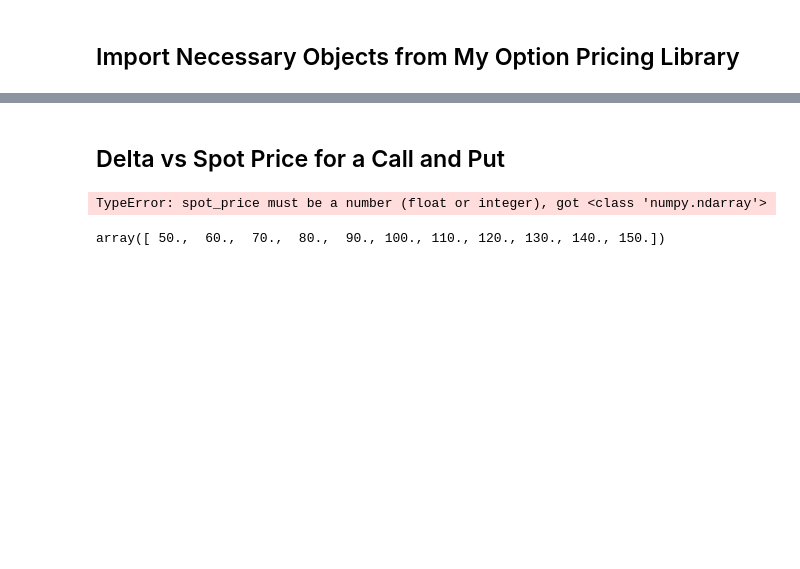
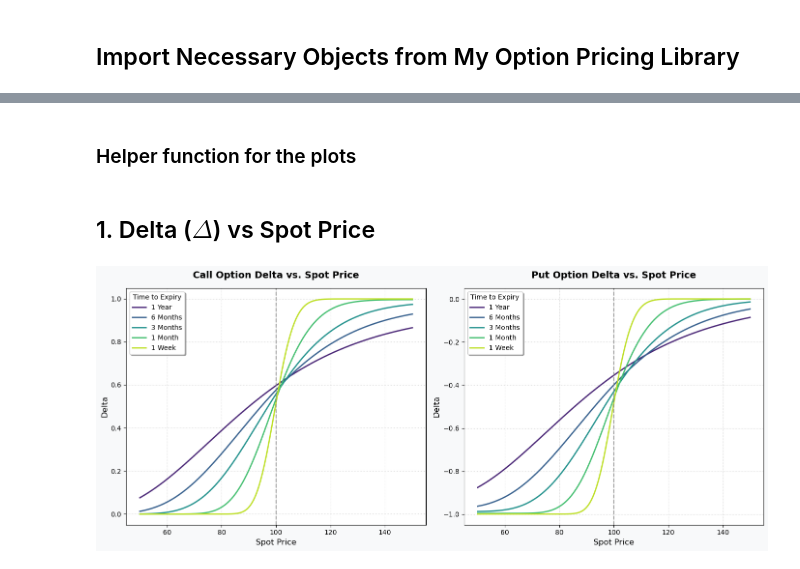
Before and after one commit to kristyna-create/option-pricing-library, a Jupyter notebook: notebooks/Greek Analysis.ipynb, the cells around one changed output, grey strips where cells are left out. Saved outputs shown, nothing was run; the diff lists cells and outputs as text; code cells hidden in the pictures; blank space fills up the shorter version.

Commit message:
Added two research notebooks - on the comparison of pricing models and convergence analysis, and the notebook on Greek analysis.

```diff
--- a/notebooks/Greek Analysis.ipynb
+++ b/notebooks/Greek Analysis.ipynb
@@ -24,0 +78,2 @@ from engines.monte_carlo import MonteCarloPricer
+# %% [markdown]
+### Helper function for the plots
@@ -25,30 +126,6 @@ from engines.monte_carlo import MonteCarloPricer
 # %% [markdown]
-## Delta vs Spot Price for a Call and Put
+## 1. Delta ($\Delta$) vs Spot Price
 # %%
-# Show multiple curves for different times to expiry (e.g. 1 year, 6 months, 3 months, 1 month, 1 week)
-# Use numpy to generate arrays of spot prices and loop over them to compute Greeks at each point —
-# this is the vectorization-across-spot-prices use case we discussed
-
-# Option parameters
-strike = 100
-time_to_expiry = [timedelta(days=365), timedelta(days=182), timedelta(days=91), timedelta(days=30), timedelta(days=7)] # approximately 1 year, 6 months, 3 months, 1 month, 1 week to expiry
-
-# Market parameters
-spot = np.arange(strike-0.5*strike, strike+0.5*strike+1, 0.1*strike)
-r = 0.10
-vol = 0.4
-q = 0.05
-t = date(2026, 3, 18)
-
-market = MarketEnvironment(spot_price = spot, risk_free_rate = r, volatility = vol, dividend_yield = q, pricing_date = t)
-
-eu_call = EuropeanOption(strike_price = strike, expiry_date = market.pricing_date + time_to_expiry[0], option_type = OptionType.CALL)
-eu_put = EuropeanOption(strike_price = strike, expiry_date = market.pricing_date + time_to_expiry[0], option_type = OptionType.PUT)
-
-# Call option Greeks using Black-Scholes-Merton
-greeks_bsm_call = eu_call.greeks(pricer = BlackScholesMertonPricer(), market_env = market)
-greeks_bsm_call.delta
-greeks_bsm_put = eu_put.greeks(pricer = BlackScholesMertonPricer(), market_env = market)
-greeks_bsm_put.delta
+plot_greek_vs_spot(greek_attribute='delta', y_label_name='Delta')
 # %% [output]
-TypeError: spot_price must be a number (float or integer), got <class 'numpy.ndarray'>
+[figure, added]
@@ -58,4 +131,0 @@ spot = np.arange(strike-0.5*strike, strike+0.5*strike+1, 0.1*strike)
-# %%
-spot
-# %% [output]
-array([ 50.,  60.,  70.,  80.,  90., 100., 110., 120., 130., 140., 150.])
```
Also changed, not shown: parts of 35 cells of this notebook, 2 other files.
